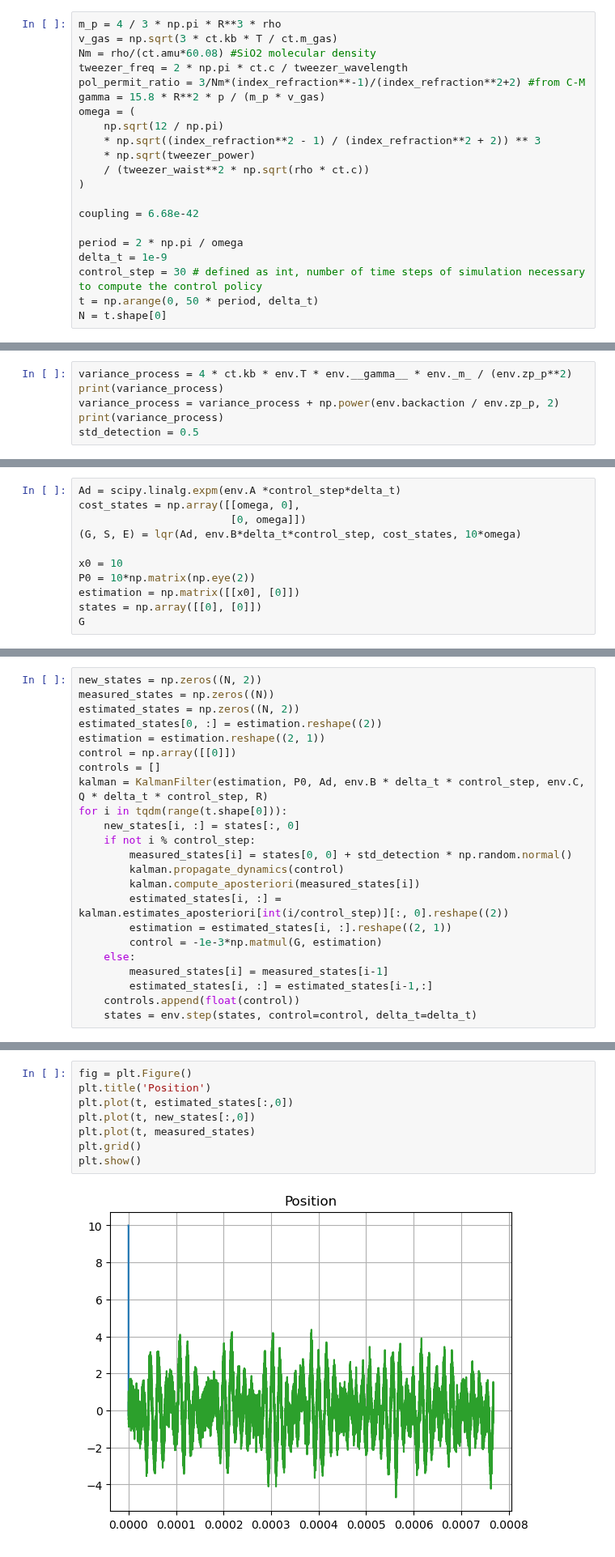
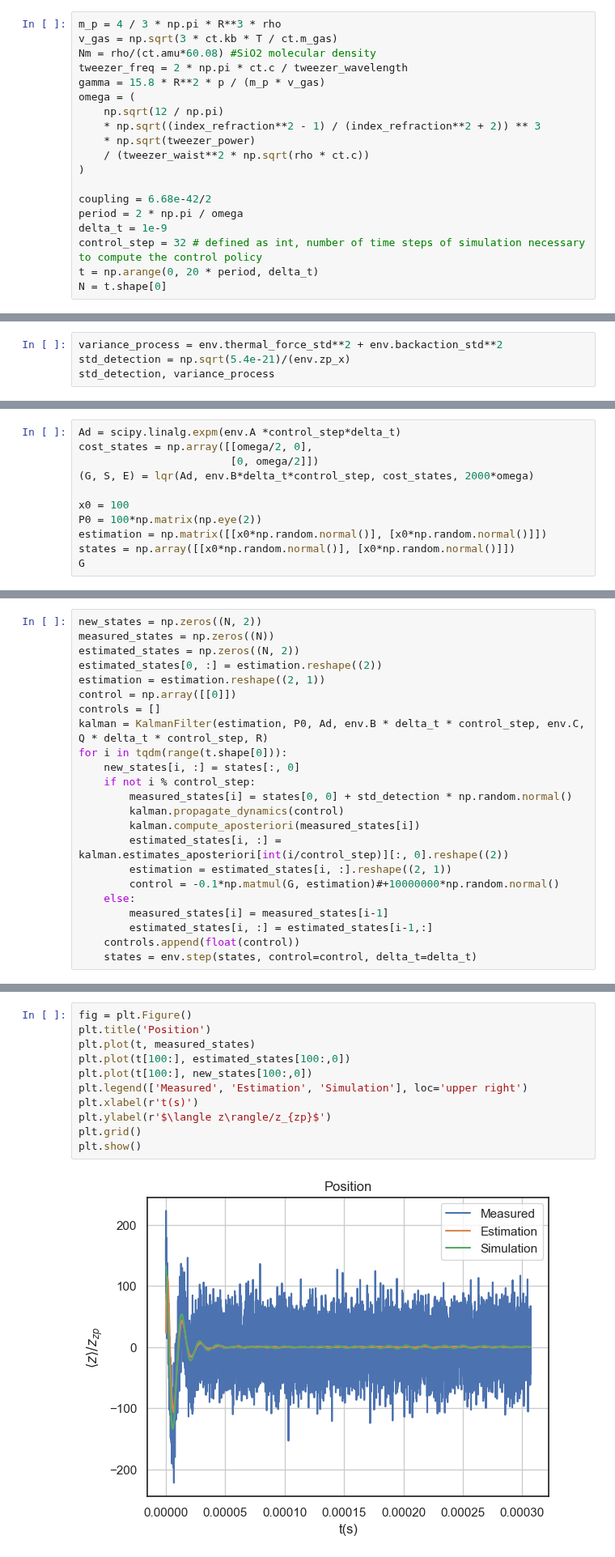
Before and after one commit to QuantumAdventures/single-photons, a Jupyter notebook: notebooks/3. Control Simulation.ipynb, the cells around one changed output, grey strips where cells are left out. Shown at 81% size. Drawn from its saved outputs; the diff is of its cells as text.

```diff
--- a/notebooks/3. Control Simulation.ipynb
+++ b/notebooks/3. Control Simulation.ipynb
@@ -26,7 +26,6 @@ m_p = 4 / 3 * np.pi * R**3 * rho
 v_gas = np.sqrt(3 * ct.kb * T / ct.m_gas)
 Nm = rho/(ct.amu*60.08) #SiO2 molecular density
 tweezer_freq = 2 * np.pi * ct.c / tweezer_wavelength
-pol_permit_ratio = 3/Nm*(index_refraction**-1)/(index_refraction**2+2) #from C-M
 gamma = 15.8 * R**2 * p / (m_p * v_gas)
 omega = (
     np.sqrt(12 / np.pi)
@@ -35,10 +34,9 @@ omega = (
     / (tweezer_waist**2 * np.sqrt(rho * ct.c))
 )
 
-coupling = 6.68e-42
-
+coupling = 6.68e-42/2
 period = 2 * np.pi / omega
 delta_t = 1e-9
-control_step = 30 # defined as int, number of time steps of simulation necessary to compute the control policy
-t = np.arange(0, 50 * period, delta_t)
+control_step = 32 # defined as int, number of time steps of simulation necessary to compute the control policy
+t = np.arange(0, 20 * period, delta_t)
 N = t.shape[0]
@@ -45,9 +47,7 @@ N = t.shape[0]
 # %%
 env = Particle(omega, gamma, coupling, eta_detection=eta_detec, T=T)
 # %%
-variance_process = 4 * ct.kb * env.T * env.__gamma__ * env._m_ / (env.zp_p**2)
-print(variance_process)
-variance_process = variance_process + np.power(env.backaction / env.zp_p, 2)
-print(variance_process)
-std_detection = 0.5
+variance_process = env.thermal_force_std**2 + env.backaction_std**2
+std_detection = np.sqrt(5.4e-21)/(env.zp_x)
+std_detection, variance_process
 # %% [output]
@@ -62,13 +65,13 @@ Q = np.array([[0, 0], [0, variance_process]])
 R = np.array([[np.power(std_detection,2)]])
 # %%
 Ad = scipy.linalg.expm(env.A *control_step*delta_t)
-cost_states = np.array([[omega, 0],
-                        [0, omega]])
-(G, S, E) = lqr(Ad, env.B*delta_t*control_step, cost_states, 10*omega)
+cost_states = np.array([[omega/2, 0],
+                        [0, omega/2]])
+(G, S, E) = lqr(Ad, env.B*delta_t*control_step, cost_states, 2000*omega)
 
-x0 = 10
-P0 = 10*np.matrix(np.eye(2))
-estimation = np.matrix([[x0], [0]])
-states = np.array([[0], [0]])
+x0 = 100
+P0 = 100*np.matrix(np.eye(2))
+estimation = np.matrix([[x0*np.random.normal()], [x0*np.random.normal()]])
+states = np.array([[x0*np.random.normal()], [x0*np.random.normal()]])
 G
 # %% [output]
@@ -90,7 +93,7 @@ for i in tqdm(range(t.shape[0])):
         kalman.compute_aposteriori(measured_states[i])
         estimated_states[i, :] = kalman.estimates_aposteriori[int(i/control_step)][:, 0].reshape((2))
         estimation = estimated_states[i, :].reshape((2, 1))
-        control = -1e-3*np.matmul(G, estimation)
+        control = -0.1*np.matmul(G, estimation)#+10000000*np.random.normal()
     else:
         measured_states[i] = measured_states[i-1]
         estimated_states[i, :] = estimated_states[i-1,:]
@@ -99,13 +128,16 @@ for i in tqdm(range(t.shape[0])):
 # %%
 fig = plt.Figure()
 plt.title('Position')
-plt.plot(t, estimated_states[:,0])
-plt.plot(t, new_states[:,0])
 plt.plot(t, measured_states)
+plt.plot(t[100:], estimated_states[100:,0])
+plt.plot(t[100:], new_states[100:,0])
+plt.legend(['Measured', 'Estimation', 'Simulation'], loc='upper right')
+plt.xlabel(r't(s)')
+plt.ylabel(r'$\langle z\rangle/z_{zp}$')
 plt.grid()
 plt.show()
 # %% [output]
-[figure, old version]
+[figure, new version]
 # %%
 fig = plt.Figure()
 plt.title('Velocity')
```
Also changed, not shown: parts of 20 cells of this notebook, 5 other files.
